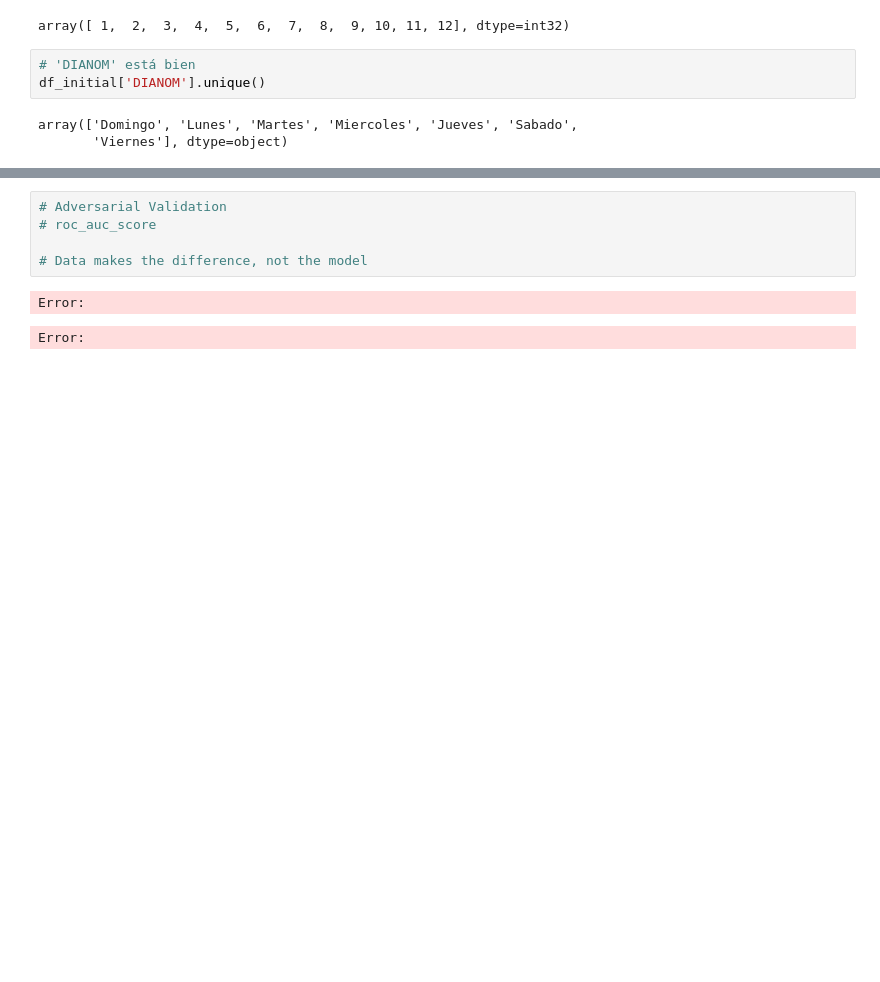
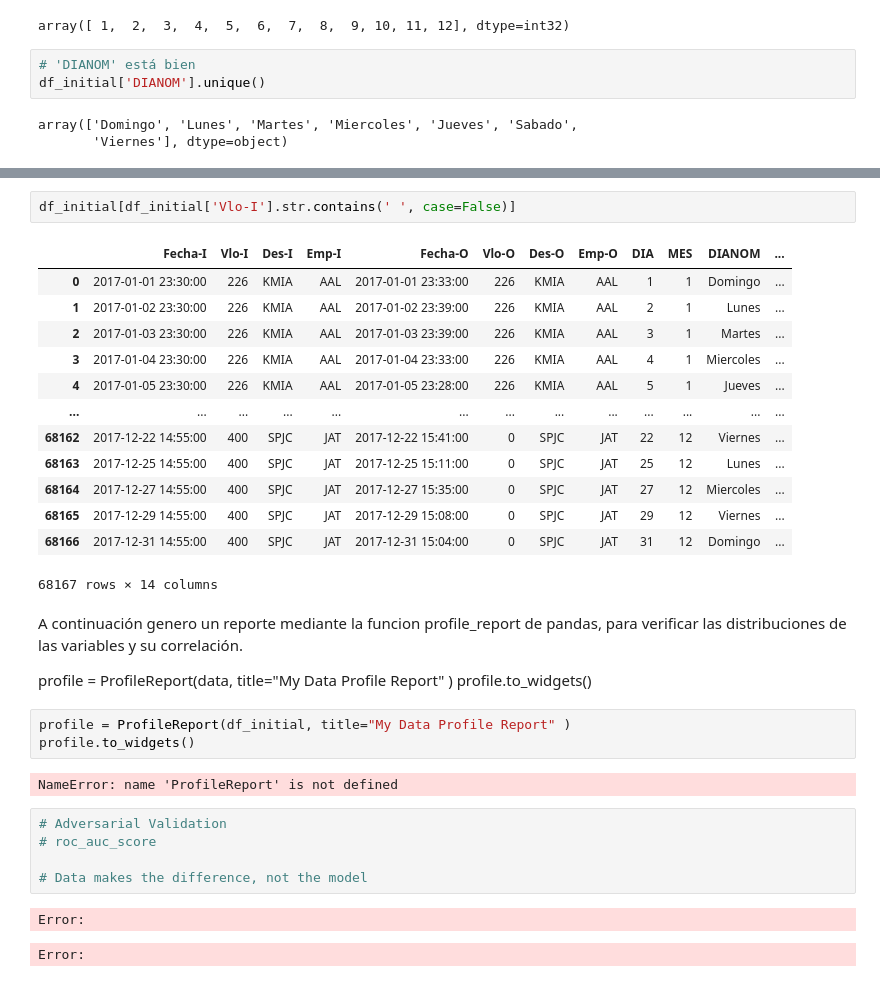
Before and after one commit to chuto81/datascientist_latam, a Jupyter notebook: solution.ipynb, the cells around one changed output, grey strips where cells are left out. Saved outputs shown, nothing was run; the diff lists cells and outputs as text; blank space fills up the shorter version.

```diff
--- a/solution.ipynb
+++ b/solution.ipynb
@@ -330,3 +373,29 @@ Error:
+# %%
+df_initial[df_initial['Vlo-I'].str.contains(' ', case=False)]
+# %% [output]
+|  | Fecha-I | Vlo-I | Des-I | Emp-I | Fecha-O | Vlo-O | Des-O | Emp-O | DIA | MES | DIANOM | ... |
+| 0 | 2017-01-01 23:30:00 | 226 | KMIA | AAL | 2017-01-01 23:33:00 | 226 | KMIA | AAL | 1 | 1 | Domingo | ... |
+| 1 | 2017-01-02 23:30:00 | 226 | KMIA | AAL | 2017-01-02 23:39:00 | 226 | KMIA | AAL | 2 | 1 | Lunes | ... |
+| 2 | 2017-01-03 23:30:00 | 226 | KMIA | AAL | 2017-01-03 23:39:00 | 226 | KMIA | AAL | 3 | 1 | Martes | ... |
+| 3 | 2017-01-04 23:30:00 | 226 | KMIA | AAL | 2017-01-04 23:33:00 | 226 | KMIA | AAL | 4 | 1 | Miercoles | ... |
+| 4 | 2017-01-05 23:30:00 | 226 | KMIA | AAL | 2017-01-05 23:28:00 | 226 | KMIA | AAL | 5 | 1 | Jueves | ... |
+| ... | ... | ... | ... | ... | ... | ... | ... | ... | ... | ... | ... | ... |
+| 68162 | 2017-12-22 14:55:00 | 400 | SPJC | JAT | 2017-12-22 15:41:00 | 0 | SPJC | JAT | 22 | 12 | Viernes | ... |
+| 68163 | 2017-12-25 14:55:00 | 400 | SPJC | JAT | 2017-12-25 15:11:00 | 0 | SPJC | JAT | 25 | 12 | Lunes | ... |
+| 68164 | 2017-12-27 14:55:00 | 400 | SPJC | JAT | 2017-12-27 15:35:00 | 0 | SPJC | JAT | 27 | 12 | Miercoles | ... |
+| 68165 | 2017-12-29 14:55:00 | 400 | SPJC | JAT | 2017-12-29 15:08:00 | 0 | SPJC | JAT | 29 | 12 | Viernes | ... |
+| 68166 | 2017-12-31 14:55:00 | 400 | SPJC | JAT | 2017-12-31 15:04:00 | 0 | SPJC | JAT | 31 | 12 | Domingo | ... |
+68167 rows × 14 columns
+# %% [markdown]
+A continuación genero un reporte mediante la funcion profile_report de pandas, para verificar las distribuciones de las variables y su correlación.
+
+profile = ProfileReport(data, title="My Data Profile Report" )
+profile.to_widgets()
+# %%
+profile = ProfileReport(df_initial, title="My Data Profile Report" )
+profile.to_widgets()
+# %% [output]
+NameError: name 'ProfileReport' is not defined
 # %%
 # Adversarial Validation
 # roc_auc_score
```
Also changed, not shown: parts of 29 cells of this notebook.
